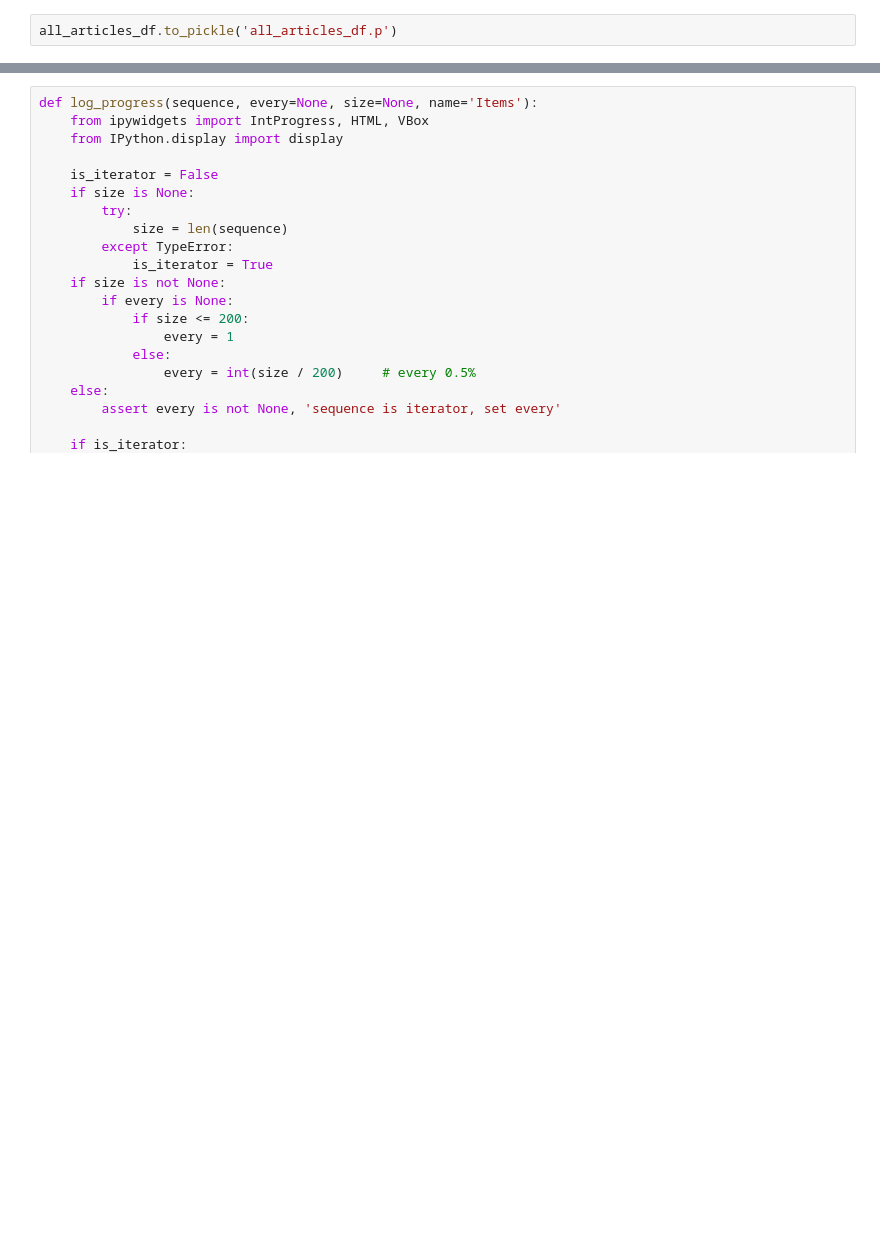
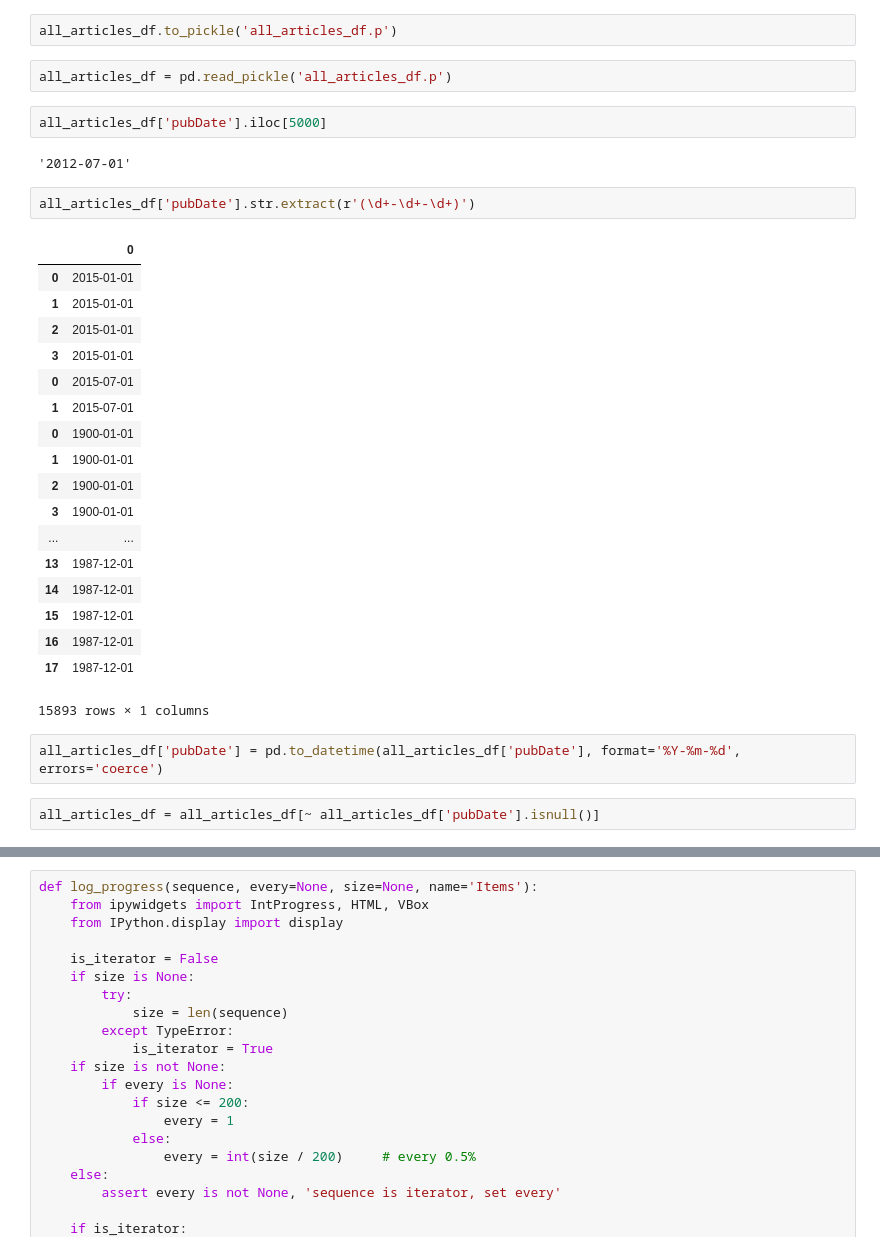
Before and after one commit to jaepil-choi/pyneer_trend_practice, a Jupyter notebook: IEEE_scraping_collab.ipynb, the cells around one changed output, grey strips where cells are left out. Cells and saved outputs as stored; diff of their text form; blank space fills up the shorter version.

```diff
--- a/IEEE_scraping_collab.ipynb
+++ b/IEEE_scraping_collab.ipynb
@@ -286,3 +286,34 @@ all_articles_df
 15893 rows × 6 columns
 # %%
 all_articles_df.to_pickle('all_articles_df.p')
+# %%
+all_articles_df = pd.read_pickle('all_articles_df.p')
+# %%
+all_articles_df['pubDate'].iloc[5000]
+# %% [output]
+'2012-07-01'
+# %%
+all_articles_df['pubDate'].str.extract(r'(\d+-\d+-\d+)')
+# %% [output]
+|  | 0 |
+| 0 | 2015-01-01 |
+| 1 | 2015-01-01 |
+| 2 | 2015-01-01 |
+| 3 | 2015-01-01 |
+| 0 | 2015-07-01 |
+| 1 | 2015-07-01 |
+| 0 | 1900-01-01 |
+| 1 | 1900-01-01 |
+| 2 | 1900-01-01 |
+| 3 | 1900-01-01 |
+| ... | ... |
+| 13 | 1987-12-01 |
+| 14 | 1987-12-01 |
+| 15 | 1987-12-01 |
+| 16 | 1987-12-01 |
+| 17 | 1987-12-01 |
+15893 rows × 1 columns
+# %%
+all_articles_df['pubDate'] = pd.to_datetime(all_articles_df['pubDate'], format='%Y-%m-%d', errors='coerce')
+# %%
+all_articles_df = all_articles_df[~ all_articles_df['pubDate'].isnull()]
```
Also changed, not shown: parts of 19 cells of this notebook.
